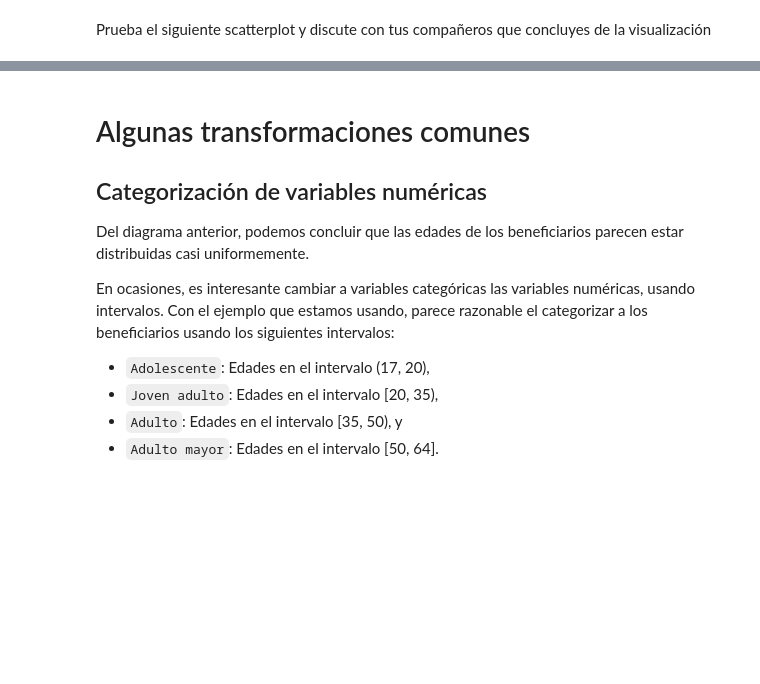
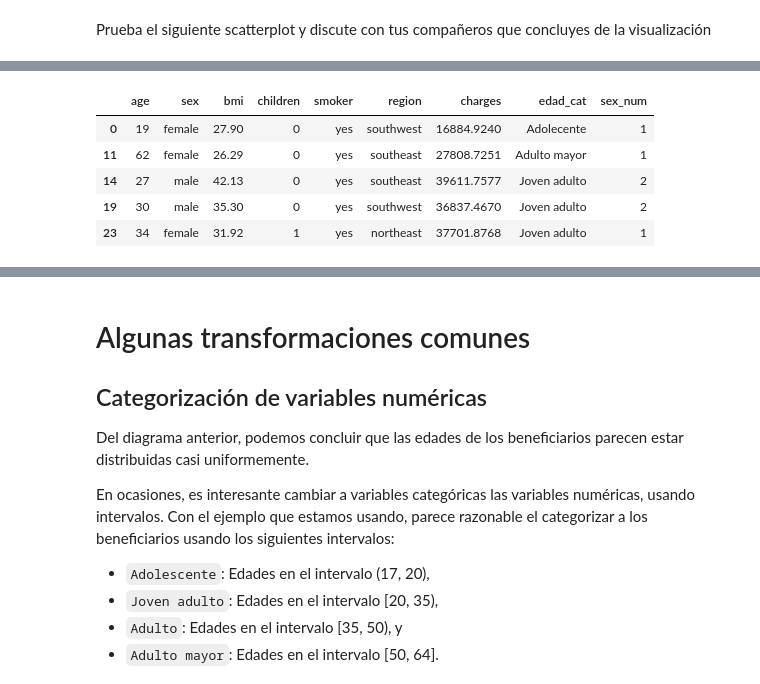
Before and after one commit to MaxRBudib/retoAnalitica, a Jupyter notebook: EstadisticaYVisualizacion.ipynb, the cells around one changed output, grey strips where cells are left out. Saved outputs shown, nothing was run; the diff lists cells and outputs as text; code cells hidden in the pictures; blank space fills up the shorter version.

```diff
--- a/EstadisticaYVisualizacion.ipynb
+++ b/EstadisticaYVisualizacion.ipynb
@@ -101,0 +145,10 @@ sns.scatterplot(data=df, x="age", y="charges", hue="smoker")
+# %%
+smokers = df[df['smoker'] == 'yes']
+smokers.head()
+# %% [output]
+|  | age | sex | bmi | children | smoker | region | charges | edad_cat | sex_num |
+| 0 | 19 | female | 27.90 | 0 | yes | southwest | 16884.9240 | Adolecente | 1 |
+| 11 | 62 | female | 26.29 | 0 | yes | southeast | 27808.7251 | Adulto mayor | 1 |
+| 14 | 27 | male | 42.13 | 0 | yes | southeast | 39611.7577 | Joven adulto | 2 |
+| 19 | 30 | male | 35.30 | 0 | yes | southwest | 36837.4670 | Joven adulto | 2 |
+| 23 | 34 | female | 31.92 | 1 | yes | northeast | 37701.8768 | Joven adulto | 1 |
```
Also changed, not shown: parts of 22 cells of this notebook.
